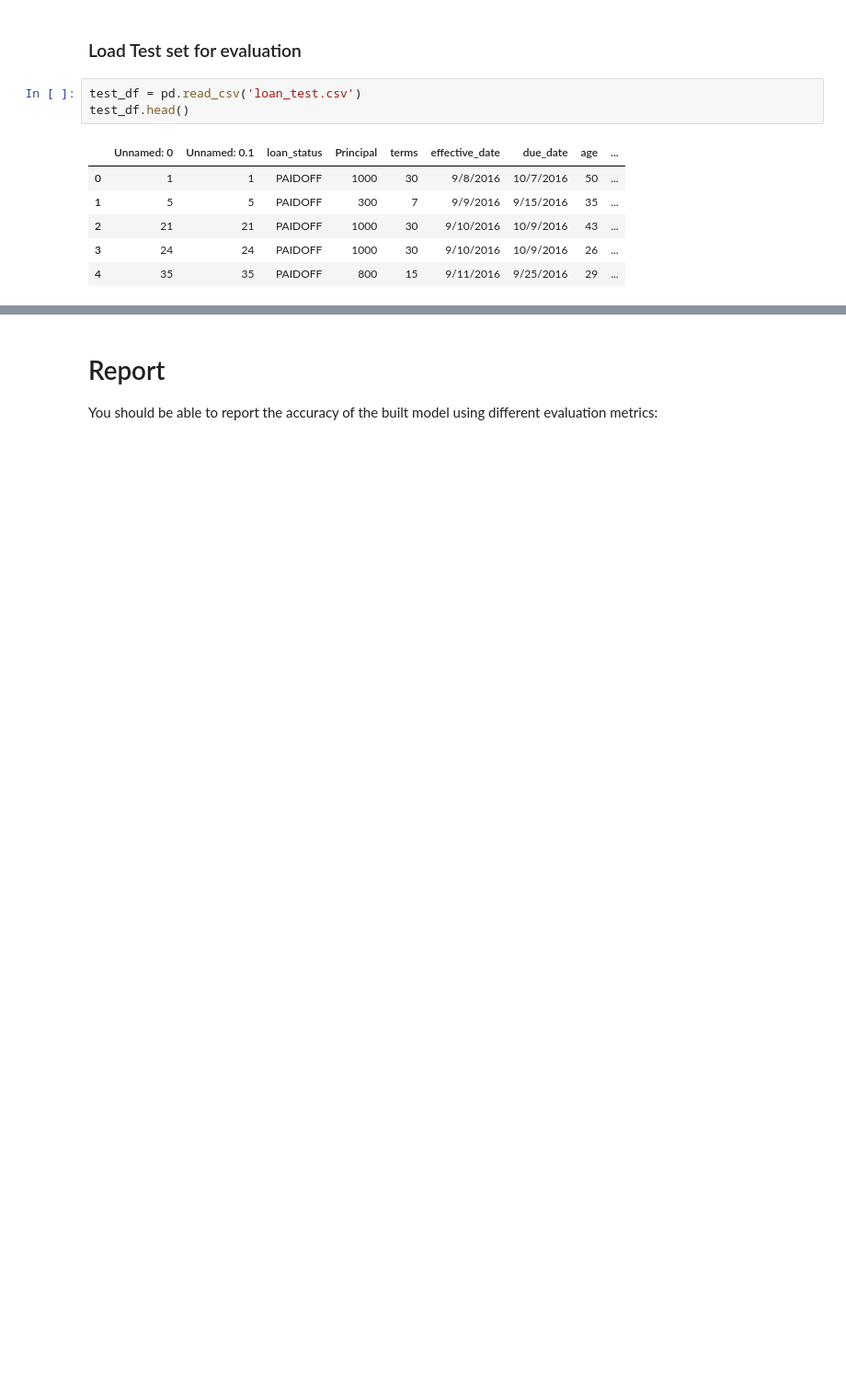
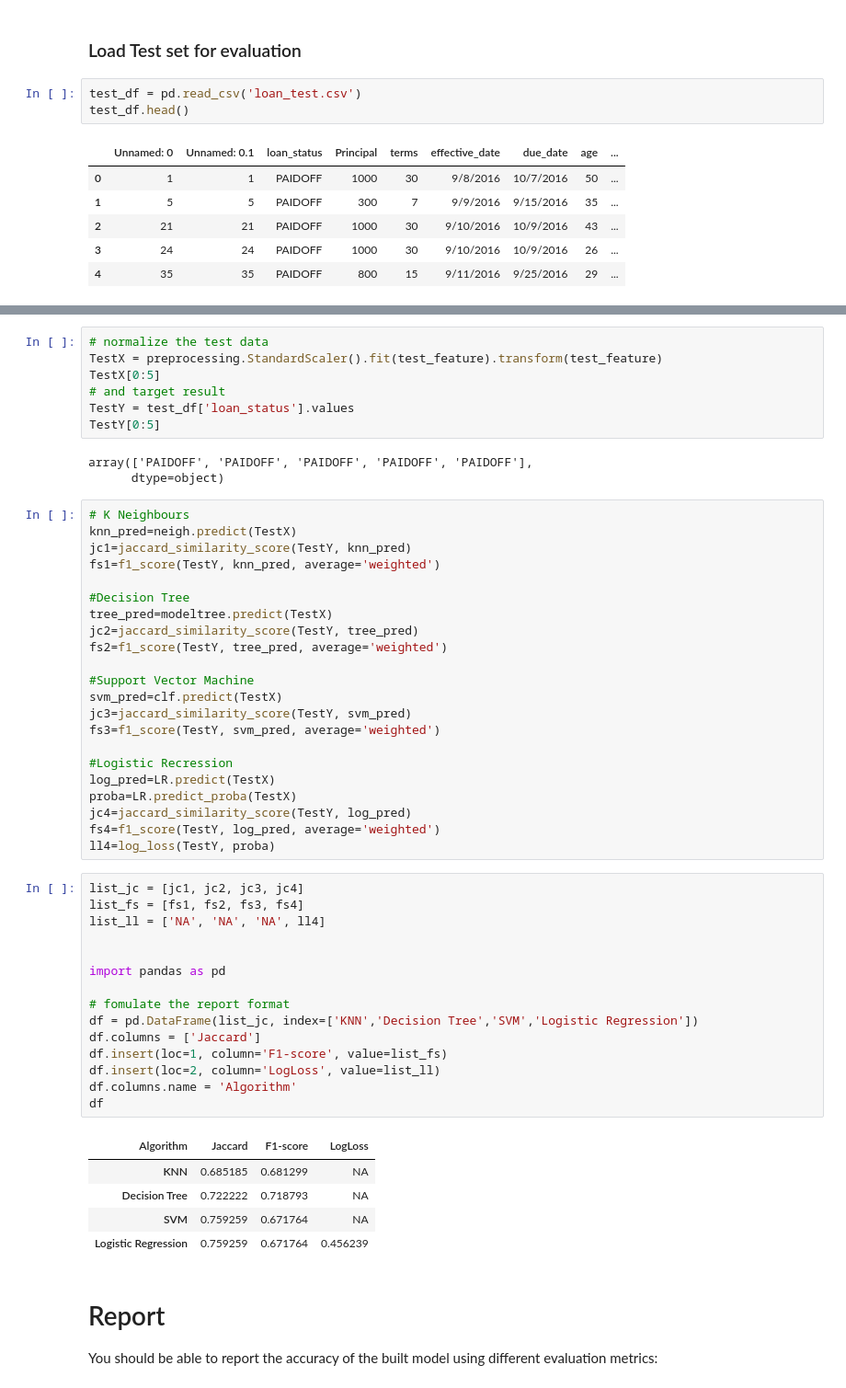
Before and after one commit to nimish1499/Coursera-ML-Project, a Jupyter notebook: Coursera Machine Learning Project.ipynb, the cells around one changed output, grey strips where cells are left out. Shown at 92% size. Cells and saved outputs as stored; diff of their text form; blank space fills up the shorter version.

```diff
--- a/Coursera Machine Learning Project.ipynb
+++ b/Coursera Machine Learning Project.ipynb
@@ -427,3 +523,56 @@ test_df.head()
+# %%
+# normalize the test data
+TestX = preprocessing.StandardScaler().fit(test_feature).transform(test_feature)
+TestX[0:5]
+# and target result
+TestY = test_df['loan_status'].values
+TestY[0:5]
+# %% [output]
+array(['PAIDOFF', 'PAIDOFF', 'PAIDOFF', 'PAIDOFF', 'PAIDOFF'],
+      dtype=object)
+# %%
+# K Neighbours
+knn_pred=neigh.predict(TestX)
+jc1=jaccard_similarity_score(TestY, knn_pred)
+fs1=f1_score(TestY, knn_pred, average='weighted')
+
+#Decision Tree
+tree_pred=modeltree.predict(TestX)
+jc2=jaccard_similarity_score(TestY, tree_pred)
+fs2=f1_score(TestY, tree_pred, average='weighted')
+
+#Support Vector Machine
+svm_pred=clf.predict(TestX)
+jc3=jaccard_similarity_score(TestY, svm_pred)
+fs3=f1_score(TestY, svm_pred, average='weighted')
+
+#Logistic Recression
+log_pred=LR.predict(TestX)
+proba=LR.predict_proba(TestX)
+jc4=jaccard_similarity_score(TestY, log_pred)
+fs4=f1_score(TestY, log_pred, average='weighted')
+ll4=log_loss(TestY, proba)
+# %%
+list_jc = [jc1, jc2, jc3, jc4]
+list_fs = [fs1, fs2, fs3, fs4]
+list_ll = ['NA', 'NA', 'NA', ll4]
+
+
+import pandas as pd
+
+# fomulate the report format
+df = pd.DataFrame(list_jc, index=['KNN','Decision Tree','SVM','Logistic Regression'])
+df.columns = ['Jaccard']
+df.insert(loc=1, column='F1-score', value=list_fs)
+df.insert(loc=2, column='LogLoss', value=list_ll)
+df.columns.name = 'Algorithm'
+df
+# %% [output]
+| Algorithm | Jaccard | F1-score | LogLoss |
+| KNN | 0.685185 | 0.681299 | NA |
+| Decision Tree | 0.722222 | 0.718793 | NA |
+| SVM | 0.759259 | 0.671764 | NA |
+| Logistic Regression | 0.759259 | 0.671764 | 0.456239 |
 # %% [markdown]
 # Report
 You should be able to report the accuracy of the built model using different evaluation metrics:
```
Also changed, not shown: parts of 29 cells of this notebook.
